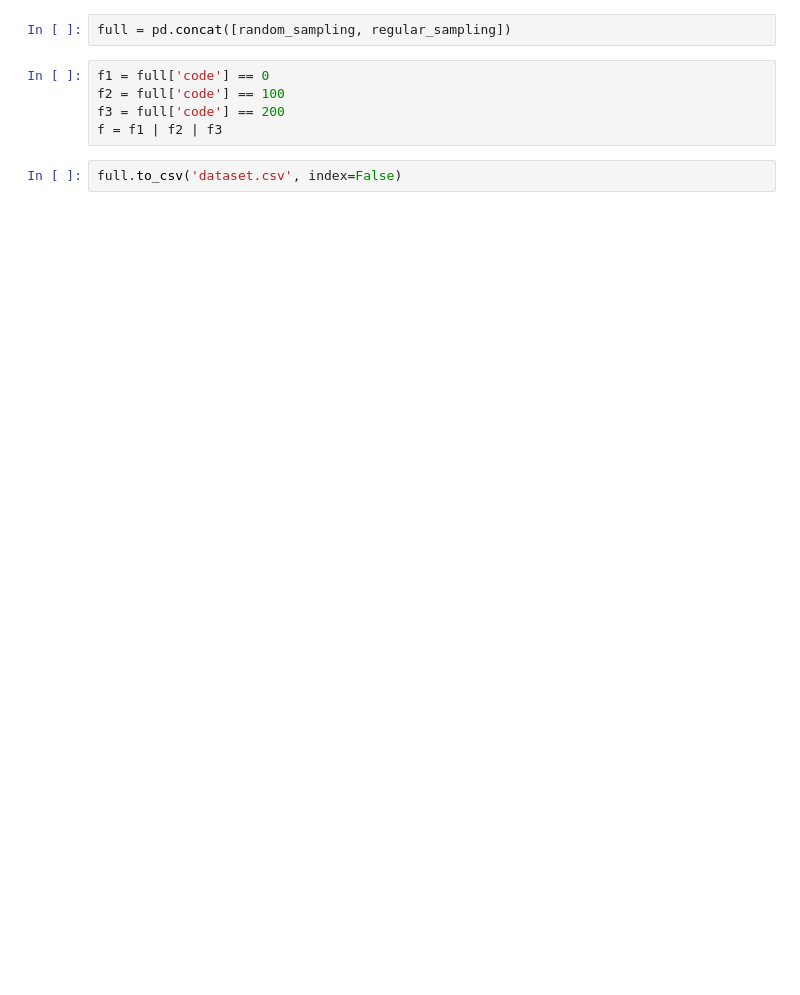
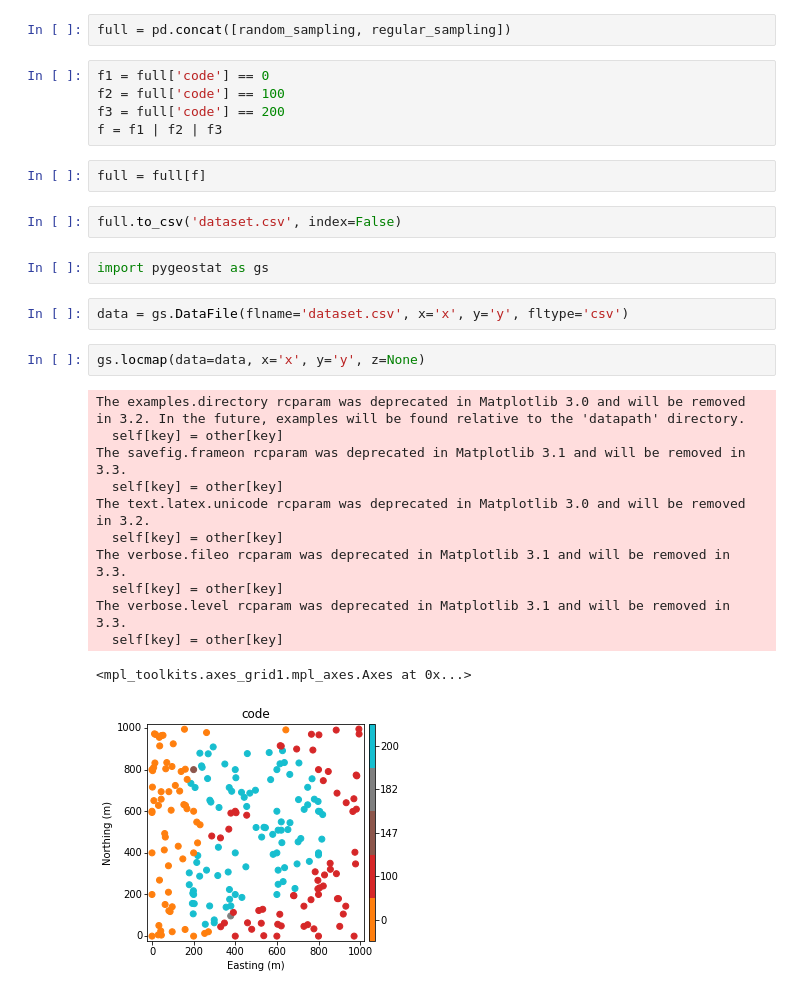
Before and after one commit to robertorolo/cat_dataset_from_image, a Jupyter notebook: cat_dataset_creation.ipynb, the cells around one changed output. Cells and saved outputs as stored; diff of their text form; blank space fills up the shorter version.

```diff
--- a/cat_dataset_creation.ipynb
+++ b/cat_dataset_creation.ipynb
@@ -63,5 +63,26 @@ f1 = full['code'] == 0
 f2 = full['code'] == 100
 f3 = full['code'] == 200
 f = f1 | f2 | f3
+# %%
+full = full[f]
 # %%
 full.to_csv('dataset.csv', index=False)
+# %%
+import pygeostat as gs
+# %%
+data = gs.DataFile(flname='dataset.csv', x='x', y='y', fltype='csv')
+# %%
+gs.locmap(data=data, x='x', y='y', z=None)
+# %% [output]
+The examples.directory rcparam was deprecated in Matplotlib 3.0 and will be removed in 3.2. In the future, examples will be found relative to the 'datapath' directory.
+  self[key] = other[key]
+The savefig.frameon rcparam was deprecated in Matplotlib 3.1 and will be removed in 3.3.
+  self[key] = other[key]
+The text.latex.unicode rcparam was deprecated in Matplotlib 3.0 and will be removed in 3.2.
+  self[key] = other[key]
+The verbose.fileo rcparam was deprecated in Matplotlib 3.1 and will be removed in 3.3.
+  self[key] = other[key]
+The verbose.level rcparam was deprecated in Matplotlib 3.1 and will be removed in 3.3.
+  self[key] = other[key]
+<mpl_toolkits.axes_grid1.mpl_axes.Axes at 0x...>
+[figure, added]
```
Also changed, not shown: parts of 4 cells of this notebook, 1 other file.
